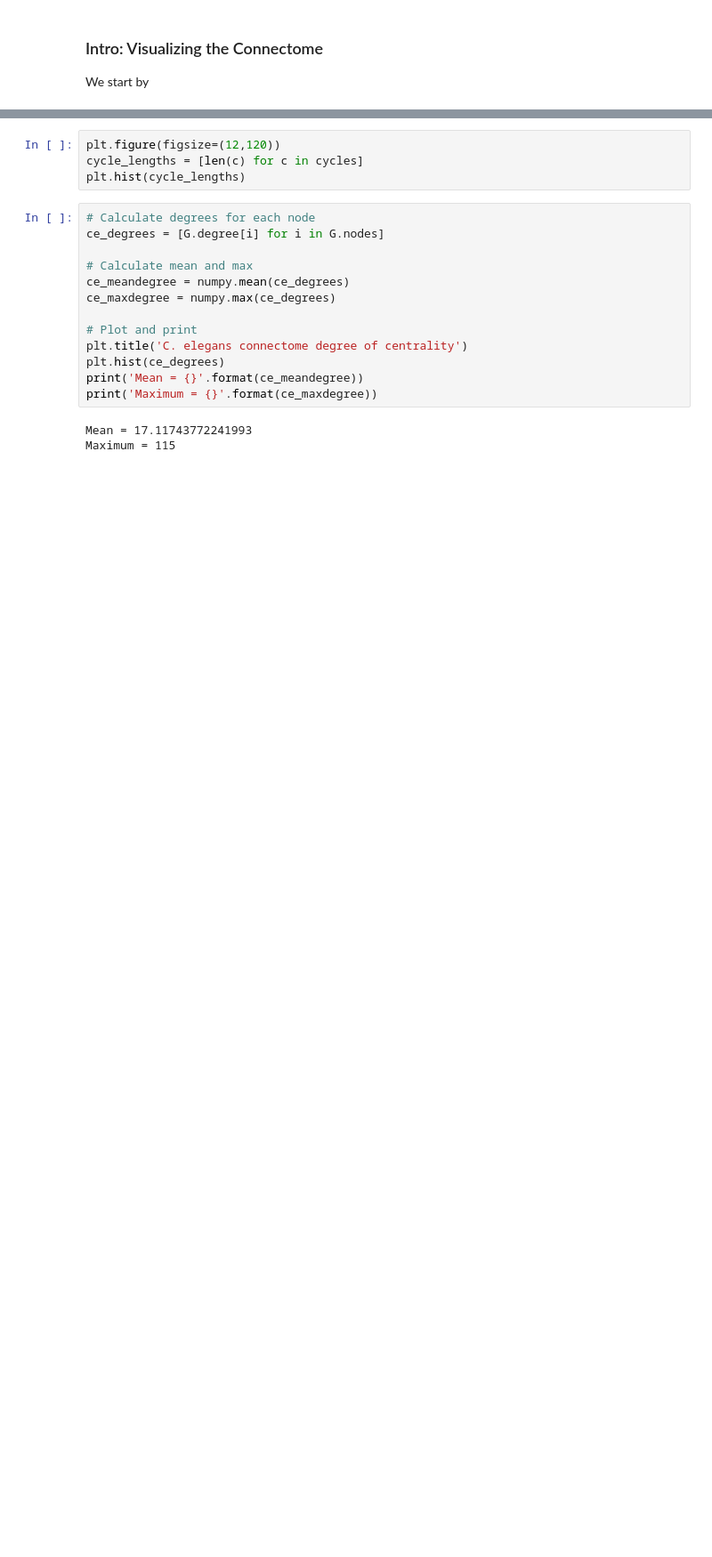
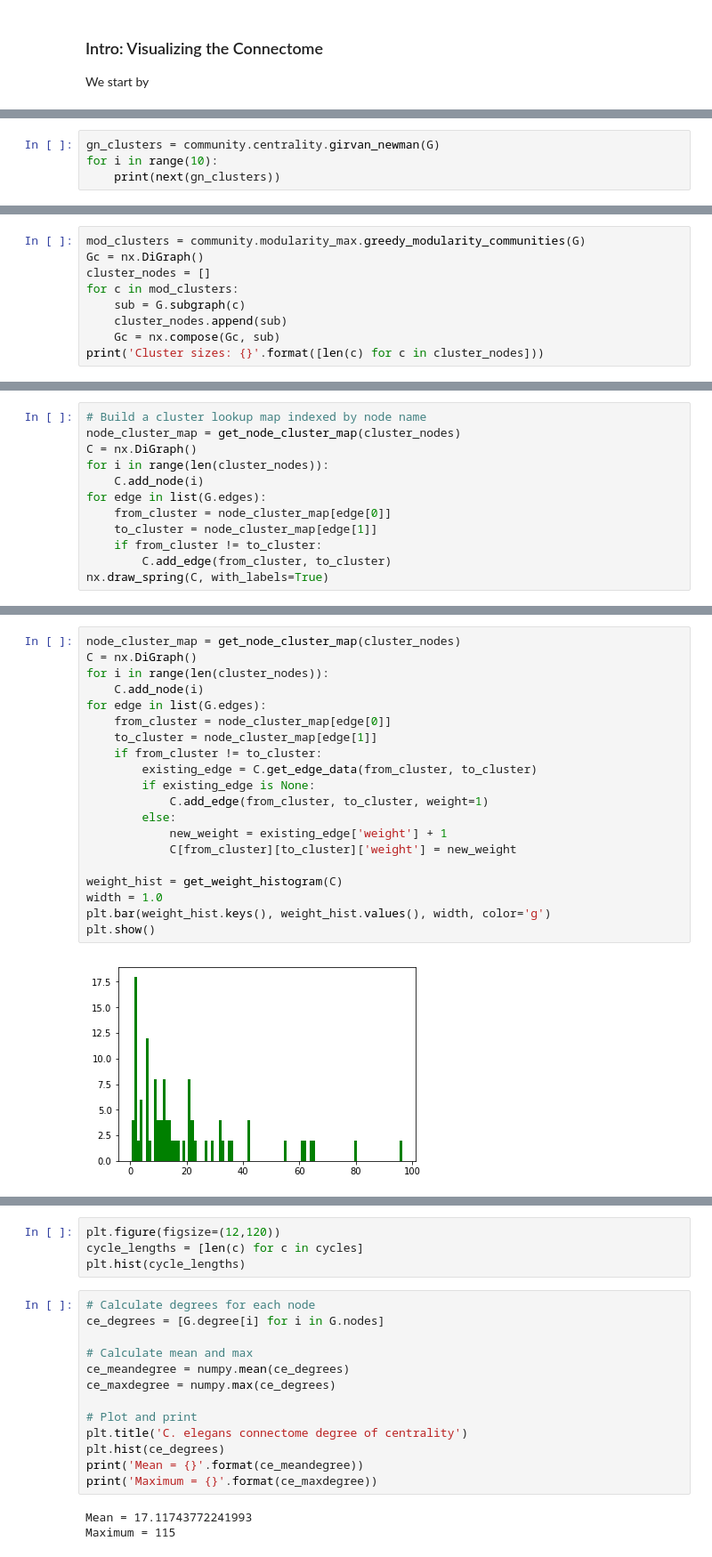
Before and after one commit to 3000farad/neuroloops, a Jupyter notebook: neuroloops.ipynb, the cells around one changed output, grey strips where cells are left out. Shown at 89% size. Drawn from its saved outputs; the diff is of its cells as text; blank space fills up the shorter version.

```diff
--- a/neuroloops.ipynb
+++ b/neuroloops.ipynb
@@ -52,0 +116,4 @@ cycles = [c for c in nx.simple_cycles(G)]
+# %%
+gn_clusters = community.centrality.girvan_newman(G)
+for i in range(10):
+    print(next(gn_clusters))
@@ -52,0 +127,9 @@ cycles = [c for c in nx.simple_cycles(G)]
+# %%
+mod_clusters = community.modularity_max.greedy_modularity_communities(G)
+Gc = nx.DiGraph()
+cluster_nodes = []
+for c in mod_clusters:
+    sub = G.subgraph(c)
+    cluster_nodes.append(sub)
+    Gc = nx.compose(Gc, sub)
+print('Cluster sizes: {}'.format([len(c) for c in cluster_nodes]))
@@ -52,0 +141,12 @@ cycles = [c for c in nx.simple_cycles(G)]
+# %%
+# Build a cluster lookup map indexed by node name
+node_cluster_map = get_node_cluster_map(cluster_nodes)
+C = nx.DiGraph()
+for i in range(len(cluster_nodes)):
+    C.add_node(i)
+for edge in list(G.edges):
+    from_cluster = node_cluster_map[edge[0]]
+    to_cluster = node_cluster_map[edge[1]]
+    if from_cluster != to_cluster:
+        C.add_edge(from_cluster, to_cluster)
+nx.draw_spring(C, with_labels=True)
@@ -52,0 +155,22 @@ cycles = [c for c in nx.simple_cycles(G)]
+# %%
+node_cluster_map = get_node_cluster_map(cluster_nodes)
+C = nx.DiGraph()
+for i in range(len(cluster_nodes)):
+    C.add_node(i)
+for edge in list(G.edges):
+    from_cluster = node_cluster_map[edge[0]]
+    to_cluster = node_cluster_map[edge[1]]
+    if from_cluster != to_cluster:
+        existing_edge = C.get_edge_data(from_cluster, to_cluster)
+        if existing_edge is None:
+            C.add_edge(from_cluster, to_cluster, weight=1)
+        else:
+            new_weight = existing_edge['weight'] + 1
+            C[from_cluster][to_cluster]['weight'] = new_weight
+
+weight_hist = get_weight_histogram(C)
+width = 1.0
+plt.bar(weight_hist.keys(), weight_hist.values(), width, color='g')
+plt.show()
+# %% [output]
+[figure, added]
```
Also changed, not shown: parts of 22 cells of this notebook, 3 other files.
